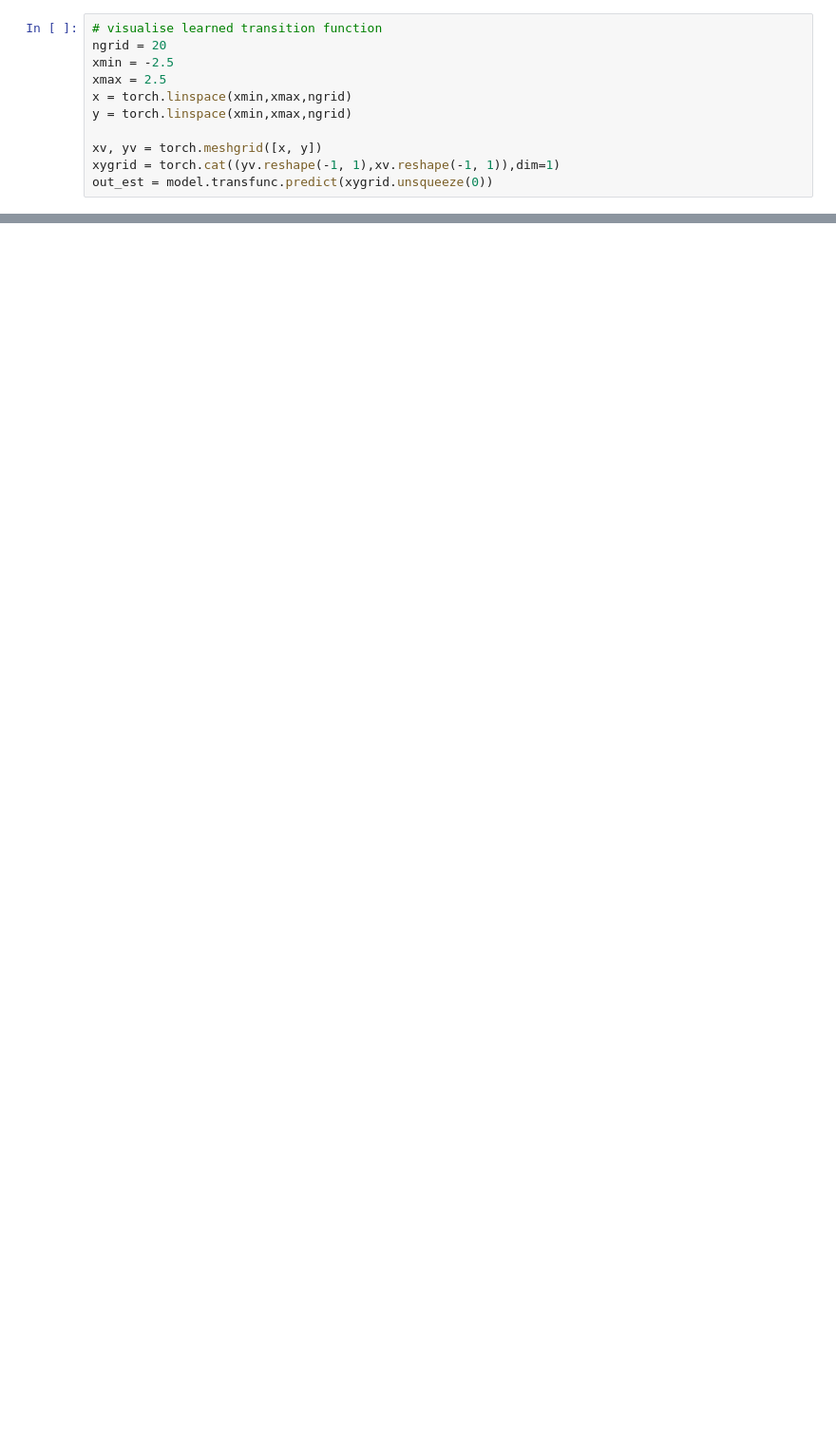
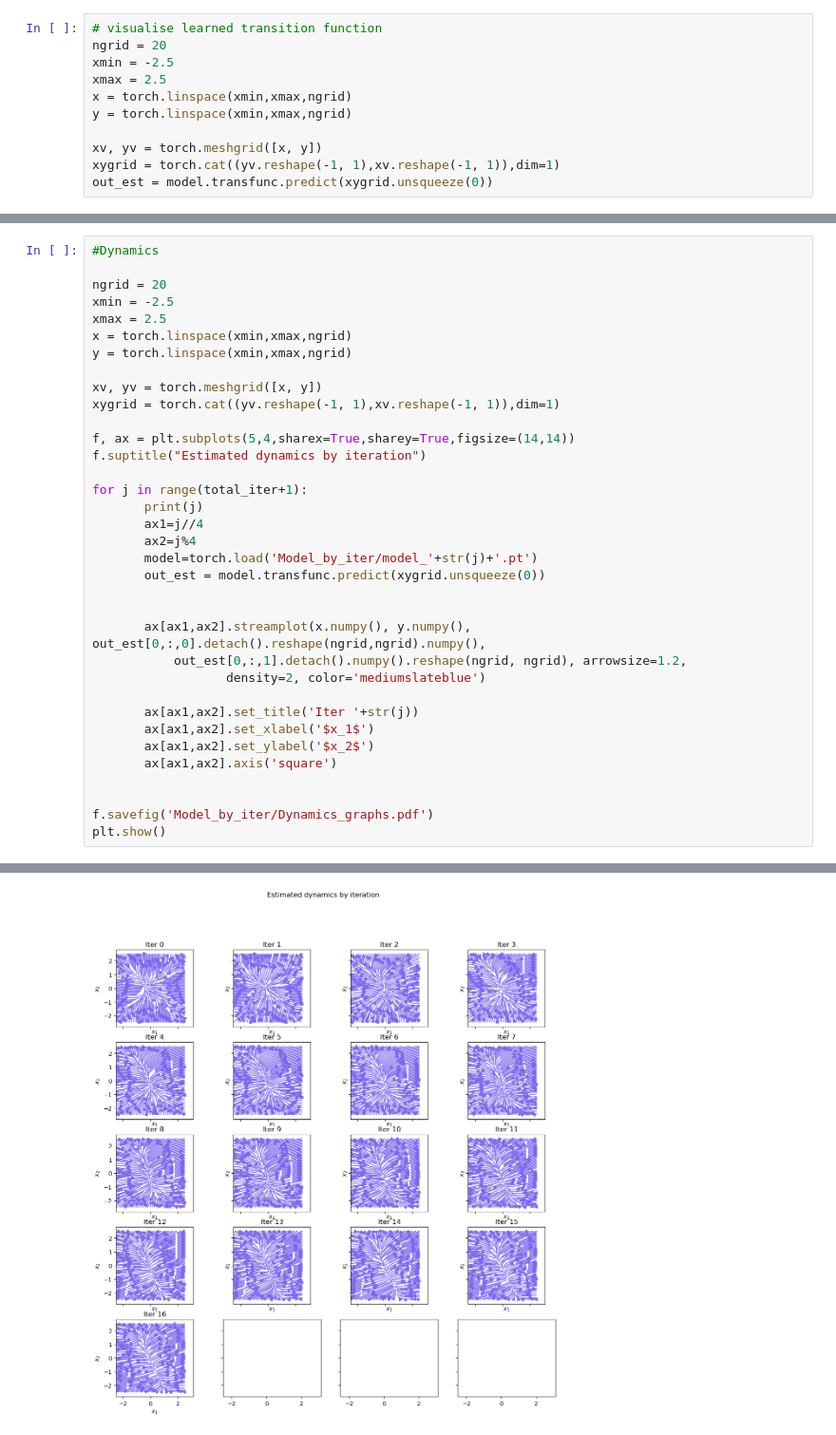
Before and after one commit to osflo/gp-sde, a Jupyter notebook: demos/Spike_Neuron_onData_modelcreation.ipynb, the cells around one changed output, grey strips where cells are left out. Shown at 95% size. Drawn from its saved outputs; the diff is of its cells as text; blank space fills up the shorter version.

```diff
--- a/demos/Spike_Neuron_onData_modelcreation.ipynb
+++ b/demos/Spike_Neuron_onData_modelcreation.ipynb
@@ -286,0 +342,36 @@ plt.show()
+# %%
+#Dynamics
+
+ngrid = 20
+xmin = -2.5
+xmax = 2.5
+x = torch.linspace(xmin,xmax,ngrid)
+y = torch.linspace(xmin,xmax,ngrid)
+
+xv, yv = torch.meshgrid([x, y])
+xygrid = torch.cat((yv.reshape(-1, 1),xv.reshape(-1, 1)),dim=1)
+
+f, ax = plt.subplots(5,4,sharex=True,sharey=True,figsize=(14,14))
+f.suptitle("Estimated dynamics by iteration")
+
+for j in range(total_iter+1):
+       print(j)
+       ax1=j//4
+       ax2=j%4
+       model=torch.load('Model_by_iter/model_'+str(j)+'.pt')
+       out_est = model.transfunc.predict(xygrid.unsqueeze(0))
+
+
+       ax[ax1,ax2].streamplot(x.numpy(), y.numpy(), out_est[0,:,0].detach().reshape(ngrid,ngrid).numpy(),
+           out_est[0,:,1].detach().numpy().reshape(ngrid, ngrid), arrowsize=1.2,
+                  density=2, color='mediumslateblue')
+
+       ax[ax1,ax2].set_title('Iter '+str(j))
+       ax[ax1,ax2].set_xlabel('$x_1$')
+       ax[ax1,ax2].set_ylabel('$x_2$')
+       ax[ax1,ax2].axis('square')
+
+
+f.savefig('Model_by_iter/Dynamics_graphs.pdf')
+plt.show()
+# %% [output]
@@ -286,0 +395 @@ plt.show()
+[figure, added]
```
Also changed, not shown: parts of 9 cells of this notebook, 57 other files.
